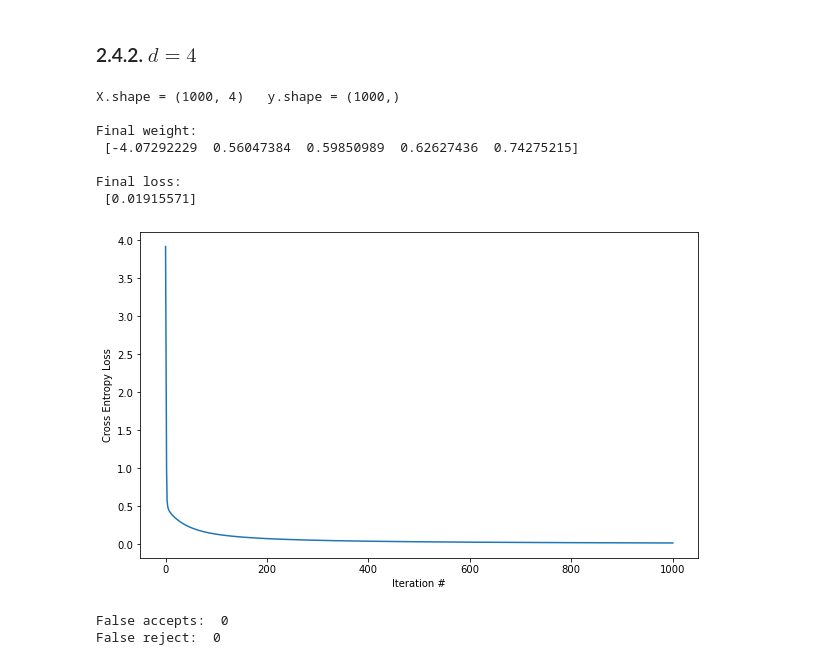
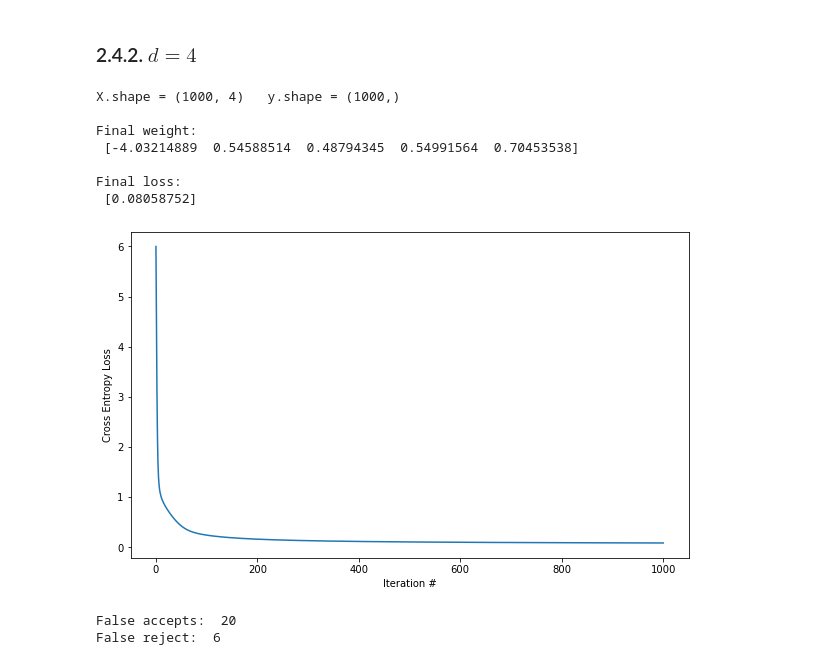
Before and after one commit to gdquintero/mac5832, a Jupyter notebook: ep2/ep02_logreg.ipynb, the cells around one changed output. Saved outputs shown, nothing was run; the diff lists cells and outputs as text; code cells hidden in the pictures.

```diff
--- a/ep2/ep02_logreg.ipynb
+++ b/ep2/ep02_logreg.ipynb
@@ -702,7 +702,7 @@ False reject:  0
 ### 2.4.2. $d=4$
 # %%
 N = 1000
-X, y = make_blobs(n_samples=N, centers=[[0,0,0,0],[4,4,4,4]], cluster_std=1, n_features=4, random_state=2)
+X, y = make_blobs(n_samples=N, centers=[[0,0,0,0],[4,4,4,4]], cluster_std=2, n_features=4, random_state=2)
 
 # change labels 0 to -1
 y[y==0] = -1
@@ -711,35 +711,35 @@ print("X.shape =", X.shape, "  y.shape =", y.shape)
 
 w_logistic, loss = train_logistic(X, y, learning_rate = 1e-1,\
                 w0 = None, num_iterations = 1000, return_history = True)
 
 print()
 print("Final weight:\n", w_logistic)
 print()
 print("Final loss:\n", loss[-1])
 
 plot_cross_entropy(loss)
 
 y_pred = predict_logistic(X, w_logistic)
 
 # Transforming continuous values of y_pred into binary values {-1,1}
 y_pred[y_pred >= threshold] = 1
 y_pred[y_pred < threshold] = -1
 
 # Using the function confusion_matrix to get the cost matrix in the Example 1.1 of Mostafa's book
 tn, fp, fn, tp = confusion_matrix(y,y_pred).ravel()
 
 # Printint the wrong classifications:
 print()
 print("False accepts: ",fp)
 print("False reject: ", fn)
 # %% [output]
 X.shape = (1000, 4)   y.shape = (1000,)
 
 Final weight:
- [-4.07292229  0.56047384  0.59850989  0.62627436  0.74275215]
+ [-4.03214889  0.54588514  0.48794345  0.54991564  0.70453538]
 
 Final loss:
- [0.01915571]
+ [0.08058752]
-[figure, old version]
+[figure, new version]
-False accepts:  0
-False reject:  0
+False accepts:  20
+False reject:  6
```
Also changed, not shown: parts of 2 cells of this notebook.
